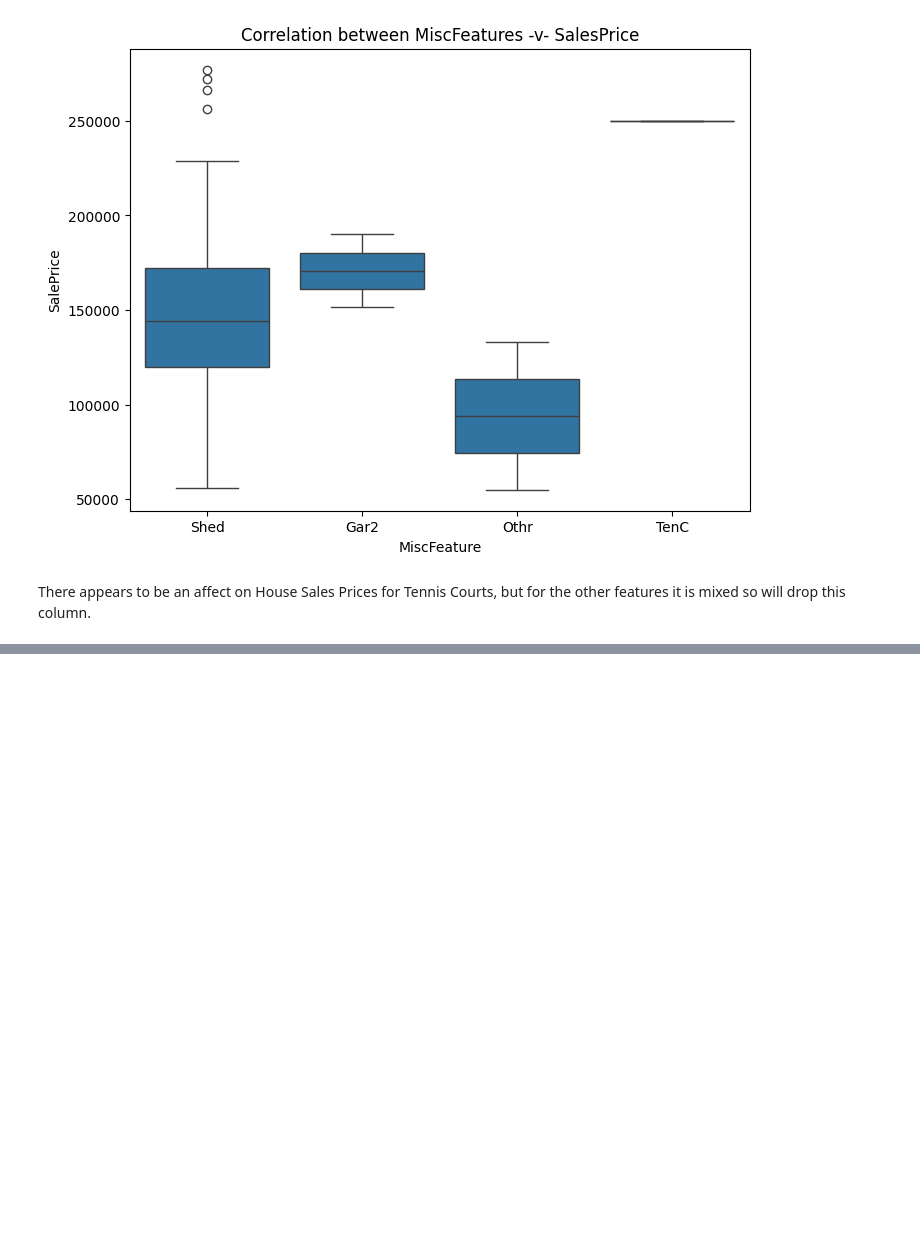
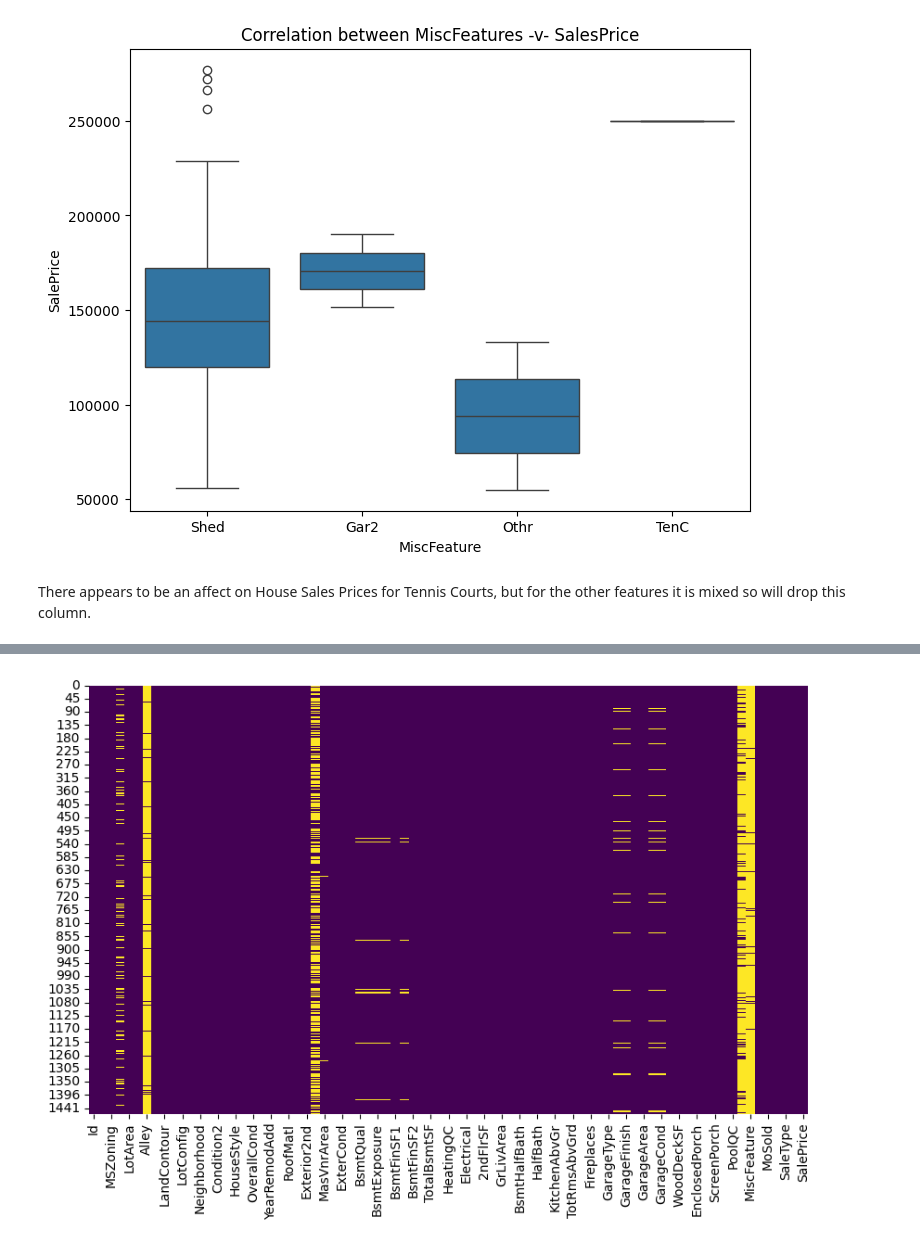
Before and after one commit to hirstarh/Machine-Learning, a Jupyter notebook: HousePrices/HousePrice_Predictor.ipynb, the cells around one changed output, grey strips where cells are left out. Cells and saved outputs as stored; diff of their text form; code cells hidden in the pictures; blank space fills up the shorter version.

```diff
--- a/HousePrices/HousePrice_Predictor.ipynb
+++ b/HousePrices/HousePrice_Predictor.ipynb
@@ -233,8 +142,3 @@ plt.show()
 [figure]
 # %% [markdown]
 Set all the other nulls in the other Garage finish, quality and condition to 'None'
-# %%
-train_df.fillna({'GarageFinish':'None'},inplace=True)
-# %%
-train_df.fillna({'GarageQual':'None'},inplace=True)
-train_df.fillna({'GarageCond':'None'},inplace=True)
@@ -268,8 +168,6 @@ plt.show()
 [figure]
 # %% [markdown]
 Regarding how the type of fencing effects the SalePrice there does not seem to be much change in the price compared to the type of fence, so will drop the Fence column
-# %%
-train_df.drop(columns='Fence', inplace=True)
 # %%
 plt.figure(figsize=(8,6))
 sns.boxplot(data=train_df, x='MiscFeature', y='SalePrice')
@@ -280,7 +178,3 @@ plt.show()
 [figure]
 # %% [markdown]
 There appears to be an affect on House Sales Prices for Tennis Courts, but for the other features it is mixed so will drop this column.
-# %%
-train_df.fillna({'MasVnrArea':train_df['MasVnrArea'].mean()}, inplace=True)
-train_df.drop(columns=['Id','MiscFeature','Utilities','Street','Condition2','LandSlope','3SsnPorch','LowQualFinSF','MiscVal','RoofMatl'], inplace=True)
-train_df.isnull().sum()
@@ -304,0 +235,6 @@ dtype: int64
+# %%
+plt.figure(figsize=(10,6))
+sns.heatmap(train_df.isnull(), cbar=False, cmap='viridis')
+plt.show()
+# %% [output]
+[figure, added]
```
Also changed, not shown: parts of 35 cells of this notebook, 4 other files.
